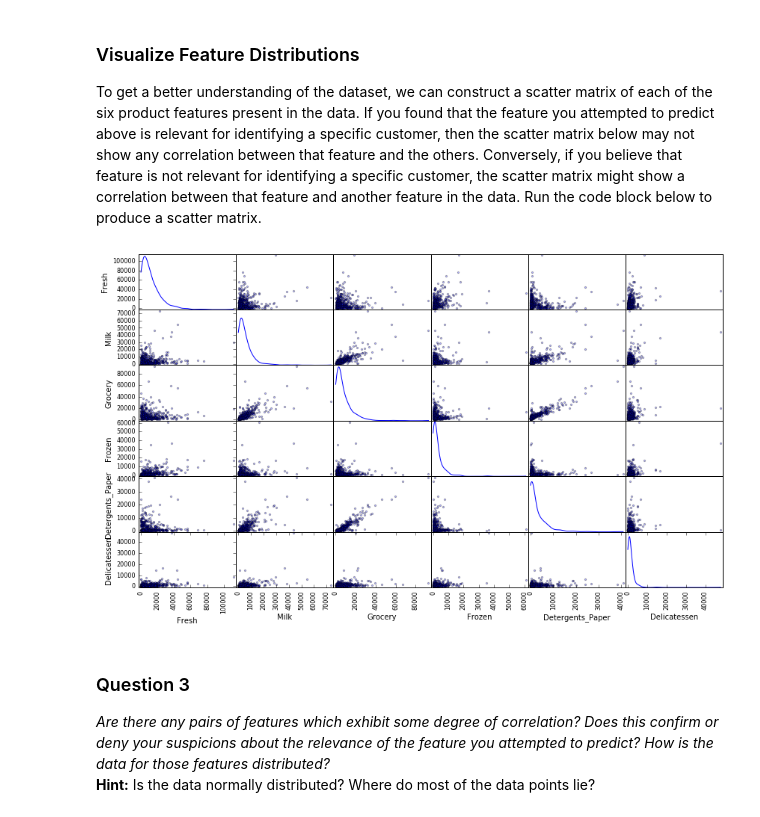
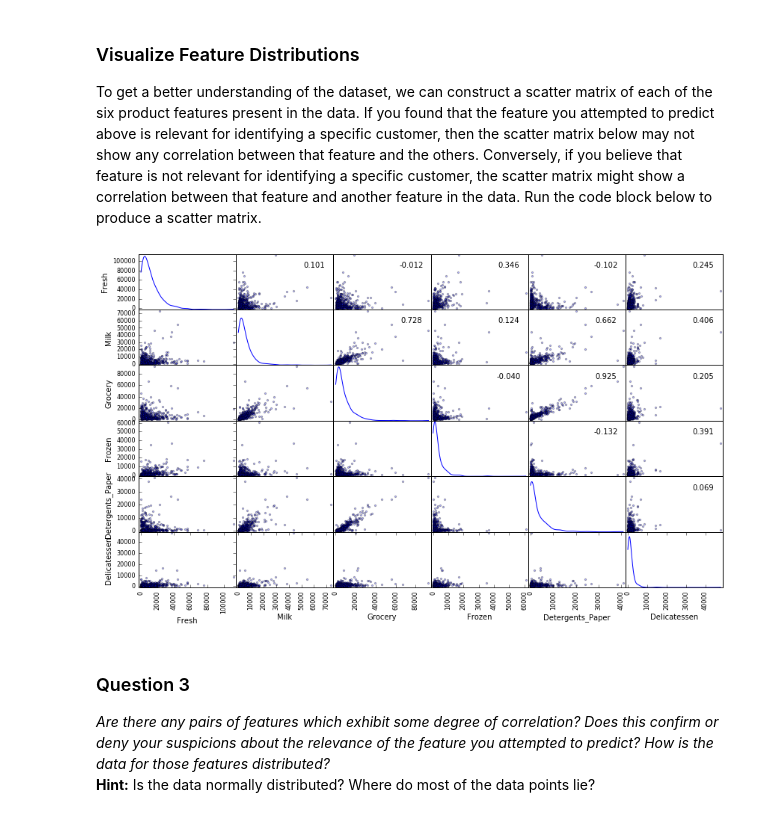
Before and after one commit to chunz-sq/Udacity-Machine-Learning-Nanodegree, a Jupyter notebook: customer_segments/customer_segments.ipynb, the cells around one changed output. Saved outputs shown, nothing was run; the diff lists cells and outputs as text; code cells hidden in the pictures.

```diff
--- a/customer_segments/customer_segments.ipynb
+++ b/customer_segments/customer_segments.ipynb
@@ -129,9 +140,12 @@ I tried to predict the feature of 'Fresh'. By using the decision tree regressor,
 To get a better understanding of the dataset, we can construct a scatter matrix of each of the six product features present in the data. If you found that the feature you attempted to predict above is relevant for identifying a specific customer, then the scatter matrix below may not show any correlation between that feature and the others. Conversely, if you believe that feature is not relevant for identifying a specific customer, the scatter matrix might show a correlation between that feature and another feature in the data. Run the code block below to produce a scatter matrix.
 # %%
 # Produce a scatter matrix for each pair of features in the data
-pd.scatter_matrix(data, alpha = 0.3, figsize = (14,8), diagonal = 'kde');
+axes = pd.scatter_matrix(data, alpha = 0.3, figsize = (14,8), diagonal = 'kde');
+corr = data.corr().as_matrix()
+for i, j in zip(*np.triu_indices_from(axes, k=1)):
+    axes[i, j].annotate("%.3f" %corr[i,j], (0.8, 0.8), xycoords='axes fraction', ha='center', va='center')
 # %% [output]
-[figure, old version]
+[figure, new version]
 # %% [markdown]
 ### Question 3
 *Are there any pairs of features which exhibit some degree of correlation? Does this confirm or deny your suspicions about the relevance of the feature you attempted to predict? How is the data for those features distributed?*
```
Also changed, not shown: parts of 10 cells of this notebook.
